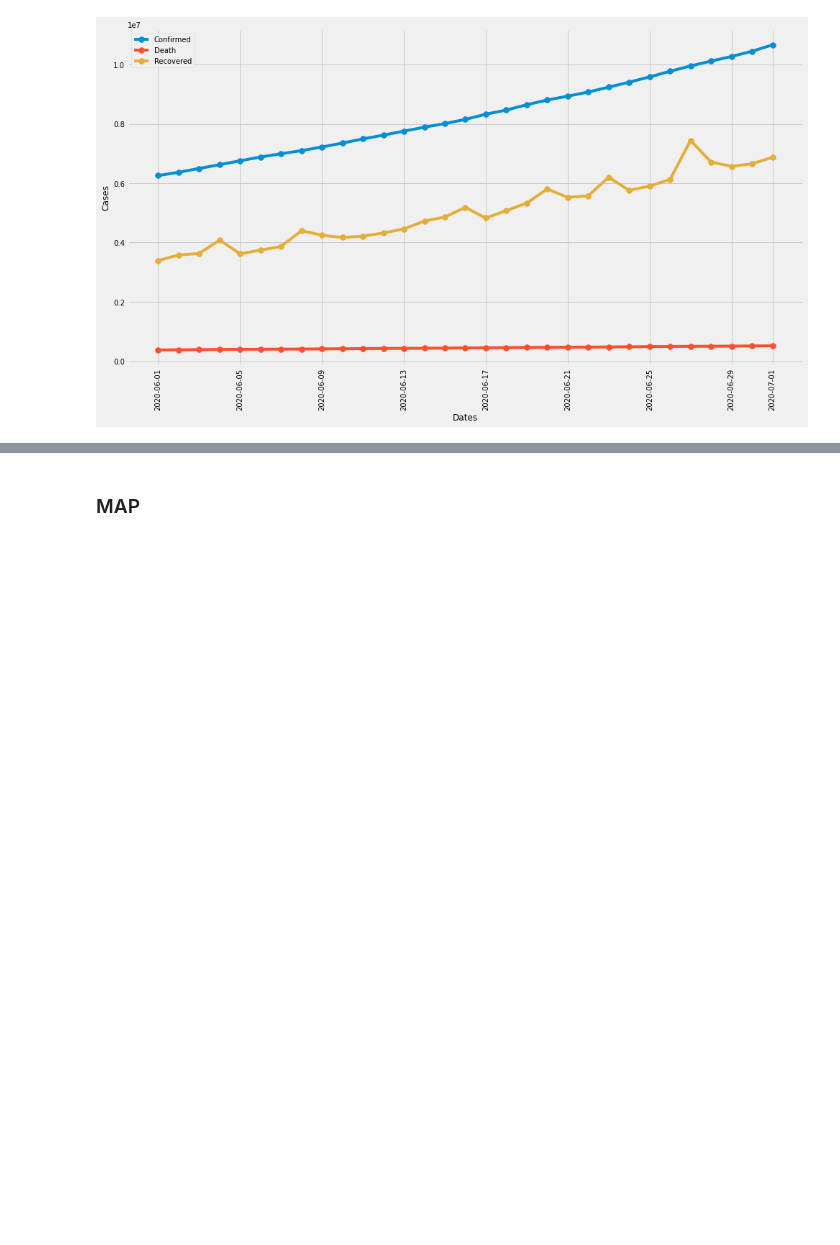
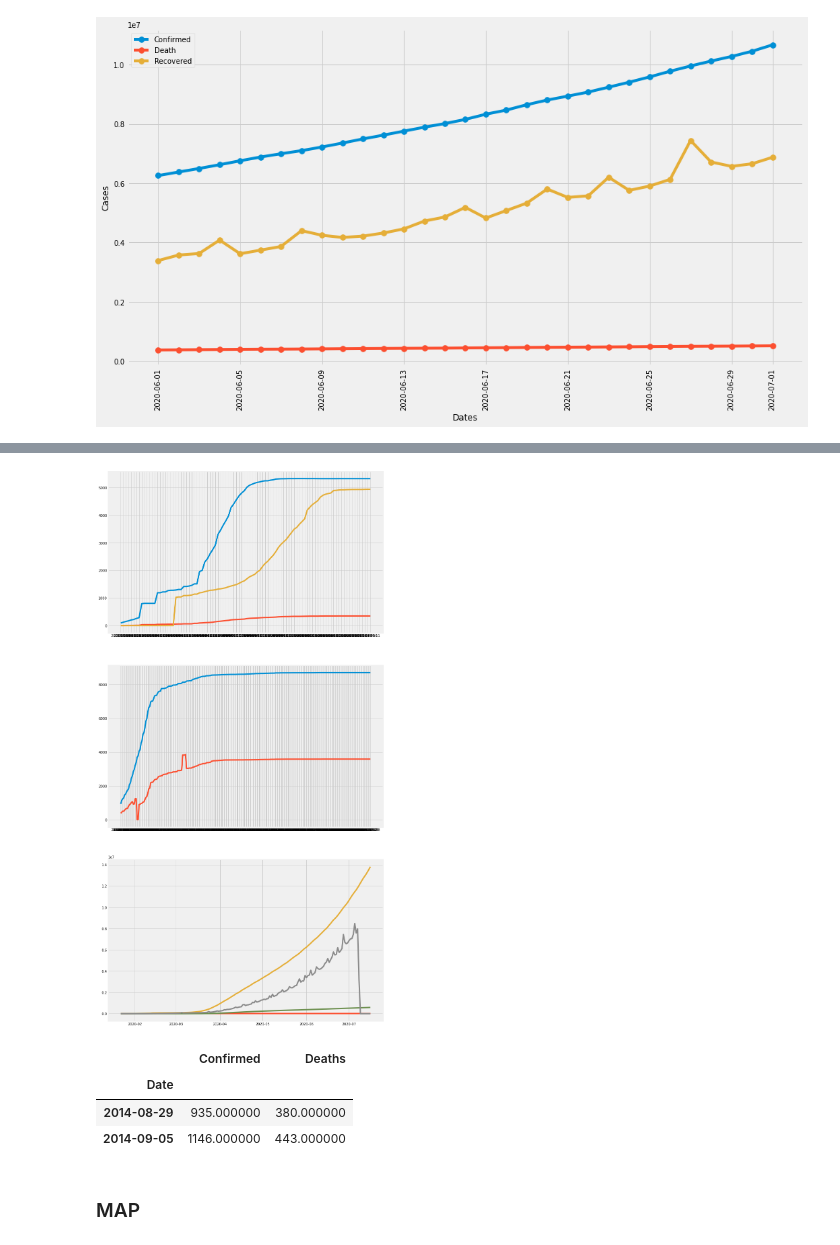
Before and after one commit to SUPREME-CODER/COVID-19-DASHBOARD, a Jupyter notebook: COVID DATA ANALYSIS.ipynb, the cells around one changed output, grey strips where cells are left out. Drawn from its saved outputs; the diff is of its cells as text; code cells hidden in the pictures; blank space fills up the shorter version.

```diff
--- a/COVID DATA ANALYSIS.ipynb
+++ b/COVID DATA ANALYSIS.ipynb
@@ -203,0 +503,7 @@ cases_in_a_span_of_days(covid_data_by_date, '6/1/20', 30)
+# %%
+fig,axes = mp.subplots(nrows=3,ncols=1,figsize=(13,30))
+_ = axes[0].plot(sars_per_day)
+_ = axes[1].plot(ebola_per_day)
+_ = axes[2].plot(covid_data_by_date)
+# %% [output]
+[figure, added]
@@ -204,3 +514,10 @@ cases_in_a_span_of_days(covid_data_by_date, '6/1/20', 30)
+# %%
+ebola_per_day['2014-08-29':'2014-09-05']
+# %% [output]
+|  | Confirmed | Deaths |
+| Date |  |  |
+| 2014-08-29 | 935.000000 | 380.000000 |
+| 2014-09-05 | 1146.000000 | 443.000000 |
 # %% [markdown]
 ### MAP
 # %%
```
Also changed, not shown: parts of 22 cells of this notebook, 3 other files.
